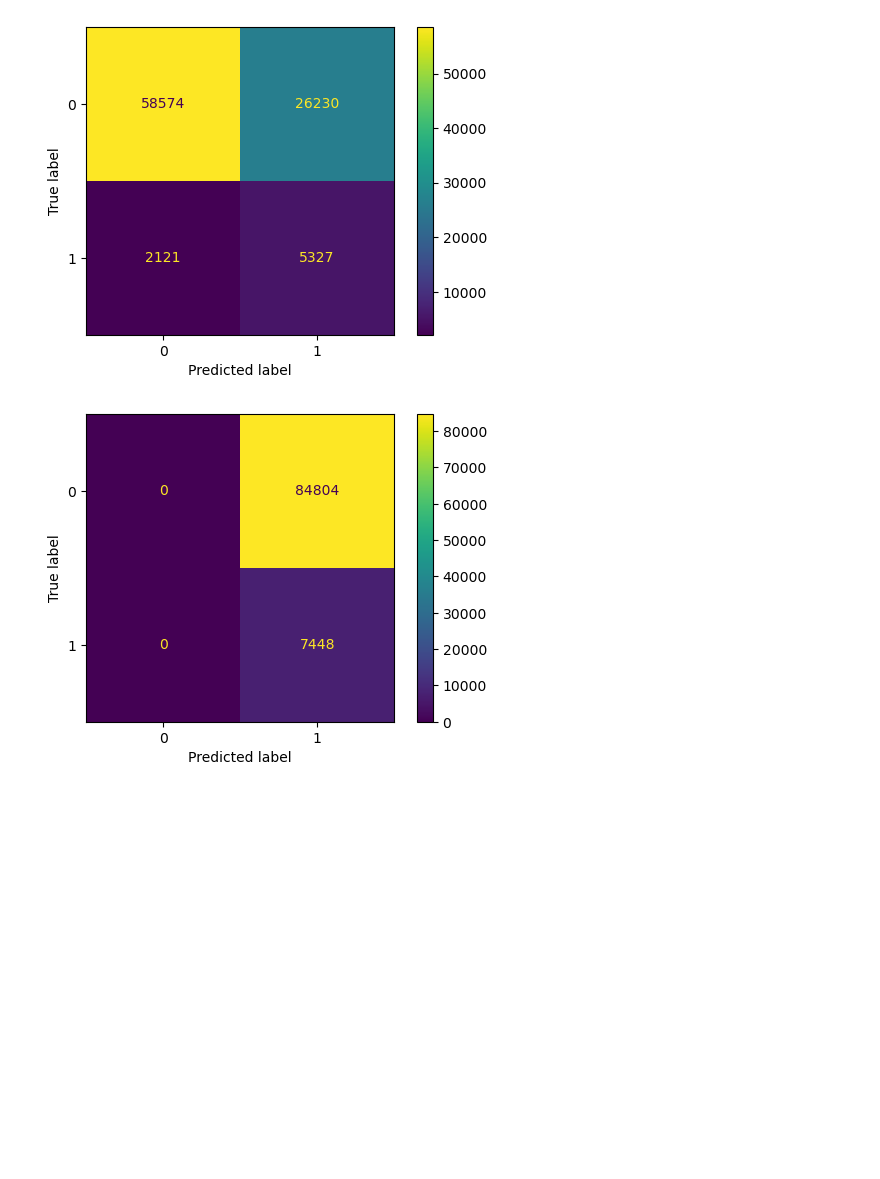
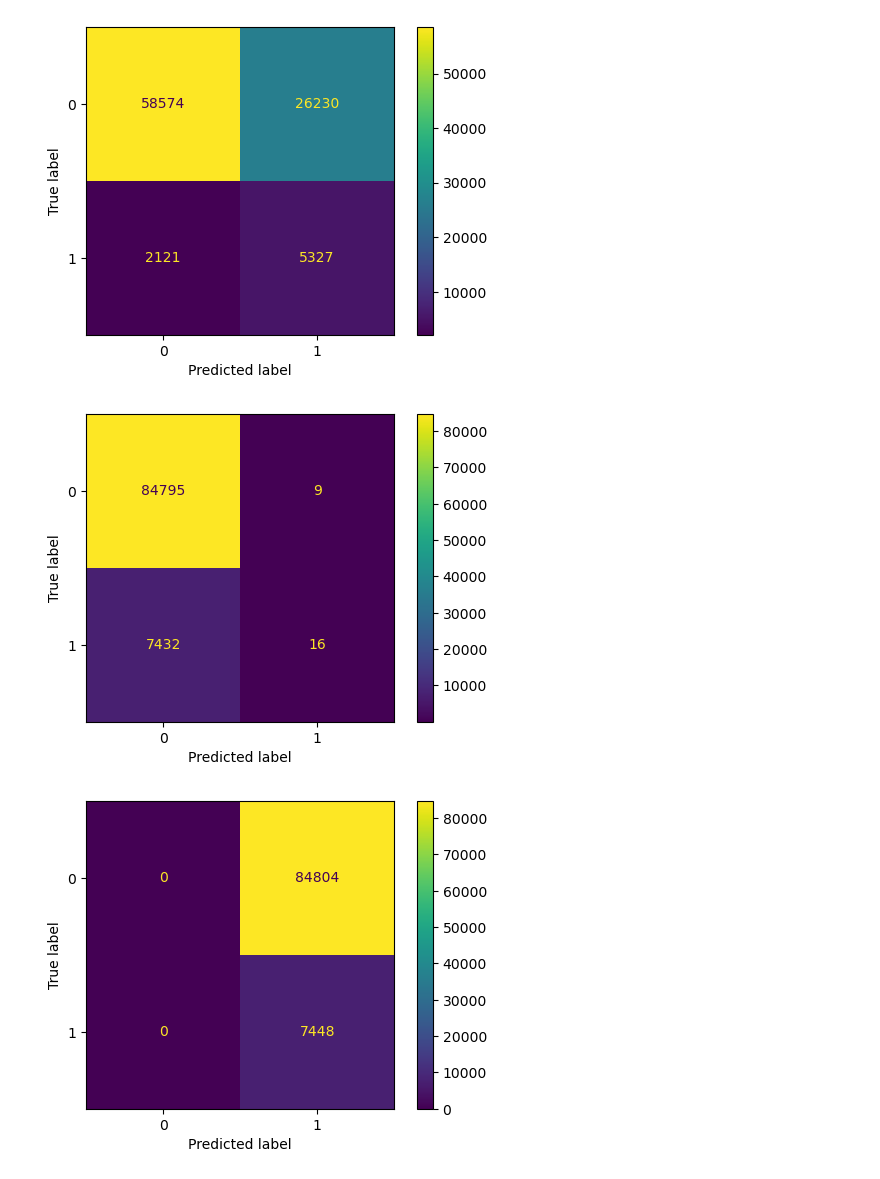
Before and after one commit to JohanRocheteau/Credit-Scoring-Model-Deployment-2023, a Jupyter notebook: MLP7-OptimisationModel.ipynb, the cells around one changed output. Cells and saved outputs as stored; diff of their text form; code cells hidden in the pictures; blank space fills up the shorter version.

```diff
--- a/MLP7-OptimisationModel.ipynb
+++ b/MLP7-OptimisationModel.ipynb
@@ -371,6 +371,15 @@ fig, (ax1) = plt.subplots(1, 1, figsize=(6, 4))
 disp.plot(ax=ax1);
 # %% [output]
 [figure]
+# %%
+Analyse = pd.DataFrame(modelLGB3.predict_proba(X_test))
+Analyse['proba'] = Analyse[1].apply(lambda x : 1 if x >= 0.92 else 0)
+cm = confusion_matrix(y_test, Analyse['proba'])
+disp = ConfusionMatrixDisplay(confusion_matrix = cm)
+fig, (ax1) = plt.subplots(1, 1, figsize=(6, 4))
+disp.plot(ax=ax1);
+# %% [output]
+[figure, added]
 # %%
 Analyse = pd.DataFrame(modelLGB3.predict_proba(X_test))
 Analyse['proba'] = Analyse[1].apply(lambda x : 1 if x >= 0 else 0)
```
Also changed, not shown: parts of 7 cells of this notebook.
